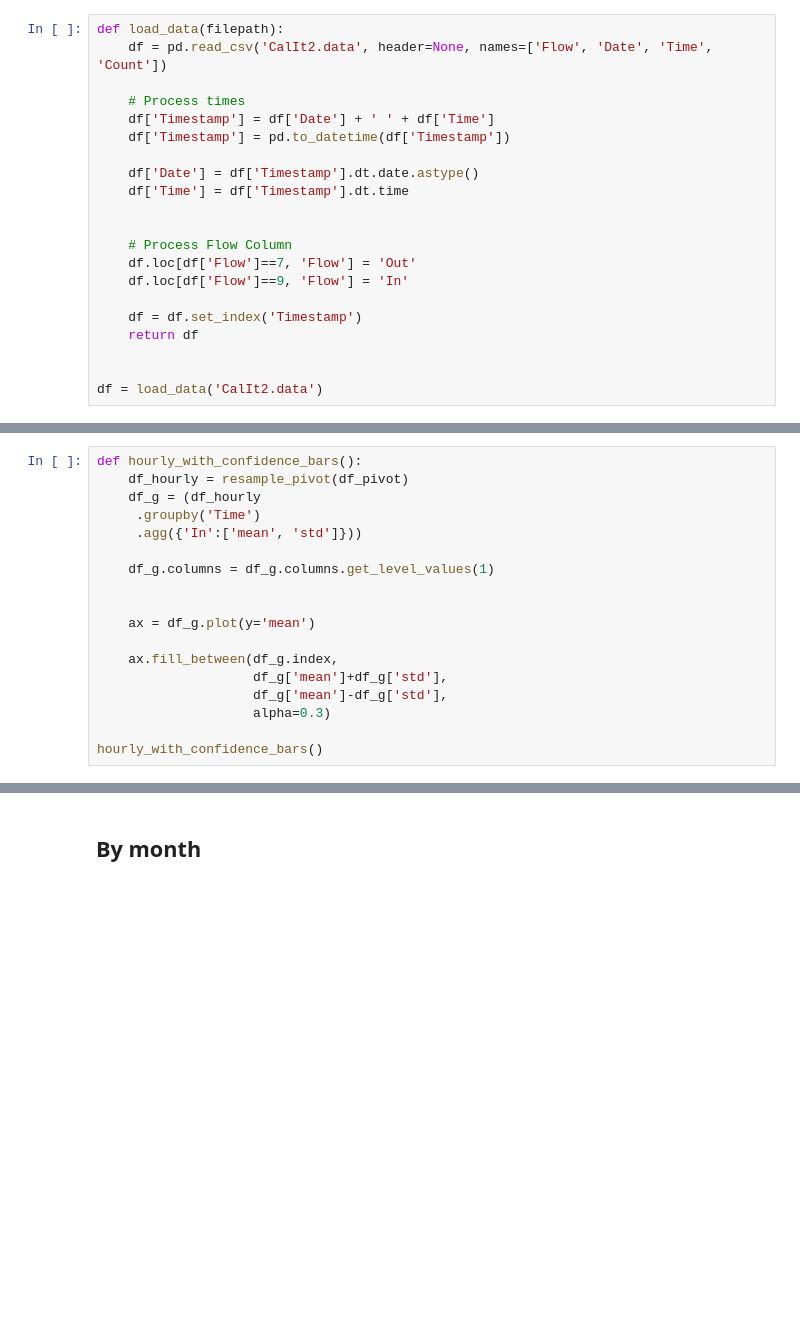
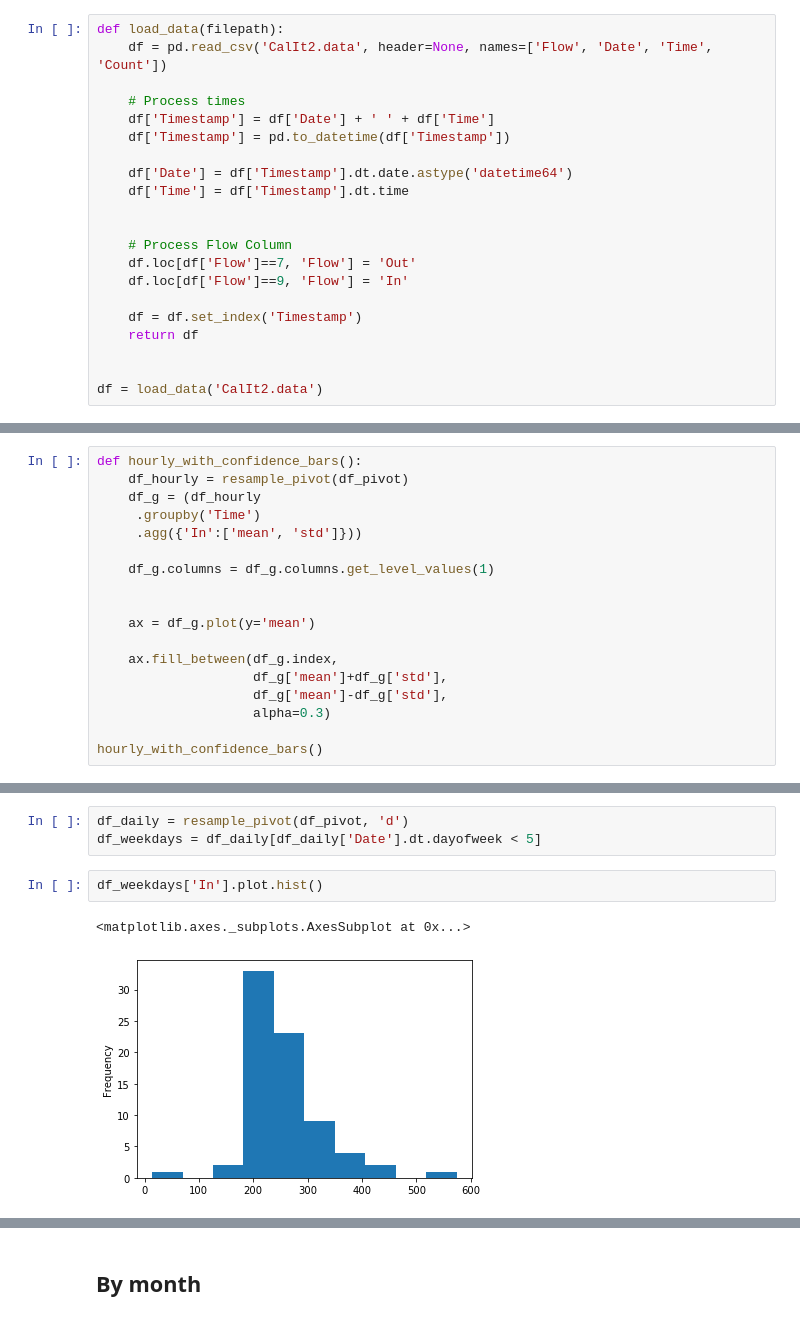
Before and after one commit to yatradhruv/pandas-viz-demo, a Jupyter notebook: Visualization_Demo.ipynb, the cells around one changed output, grey strips where cells are left out. Saved outputs shown, nothing was run; the diff lists cells and outputs as text; blank space fills up the shorter version.

```diff
--- a/Visualization_Demo.ipynb
+++ b/Visualization_Demo.ipynb
@@ -27,7 +41,7 @@ def load_data(filepath):
     df['Timestamp'] = df['Date'] + ' ' + df['Time']
     df['Timestamp'] = pd.to_datetime(df['Timestamp'])
 
-    df['Date'] = df['Timestamp'].dt.date.astype()
+    df['Date'] = df['Timestamp'].dt.date.astype('datetime64')
     df['Time'] = df['Timestamp'].dt.time
 
 
@@ -113,0 +194,8 @@ hourly_with_confidence_bars()
+# %%
+df_daily = resample_pivot(df_pivot, 'd')
+df_weekdays = df_daily[df_daily['Date'].dt.dayofweek < 5]
+# %%
+df_weekdays['In'].plot.hist()
+# %% [output]
+<matplotlib.axes._subplots.AxesSubplot at 0x...>
+[figure, added]
```
Also changed, not shown: parts of 24 cells of this notebook.
